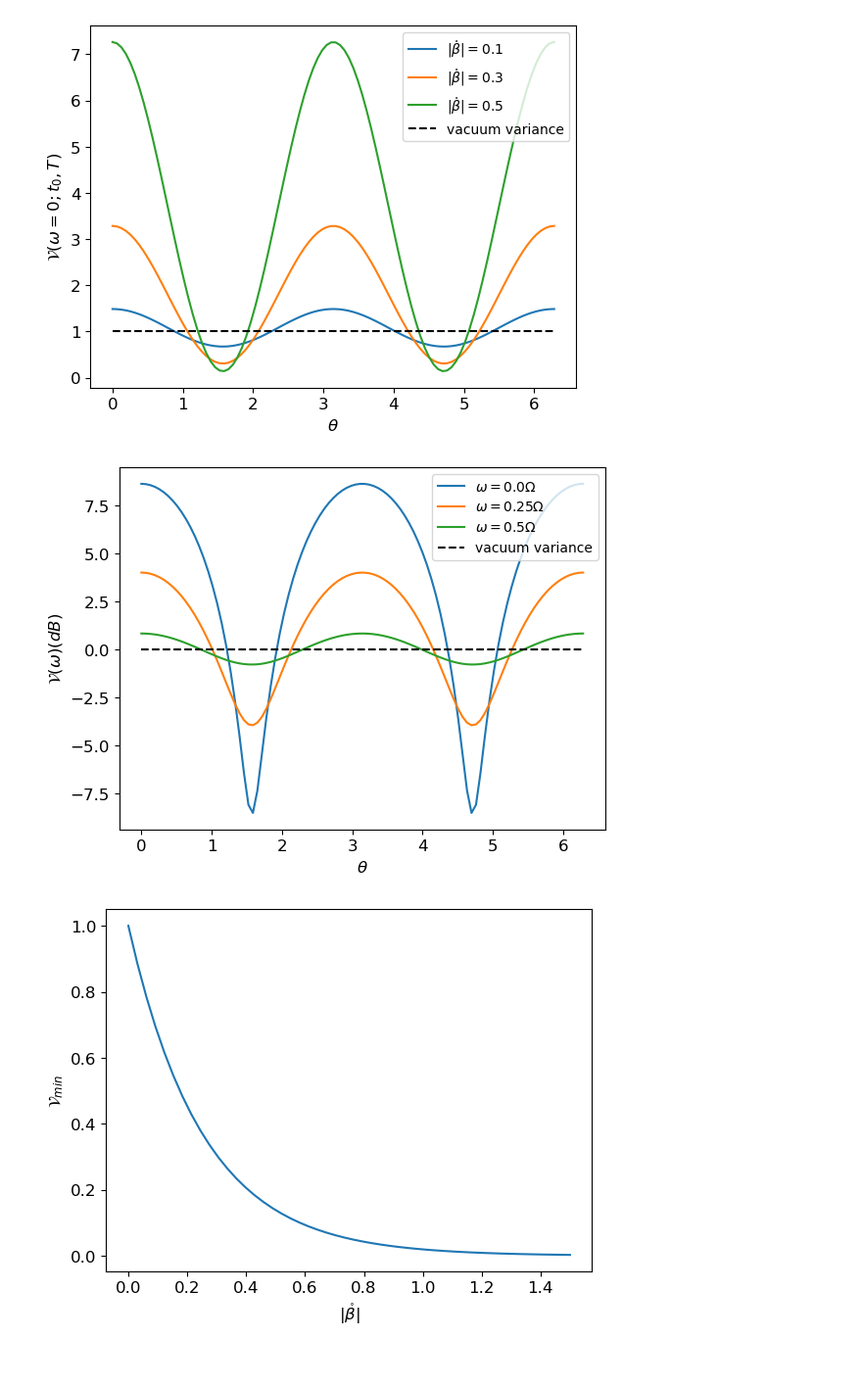
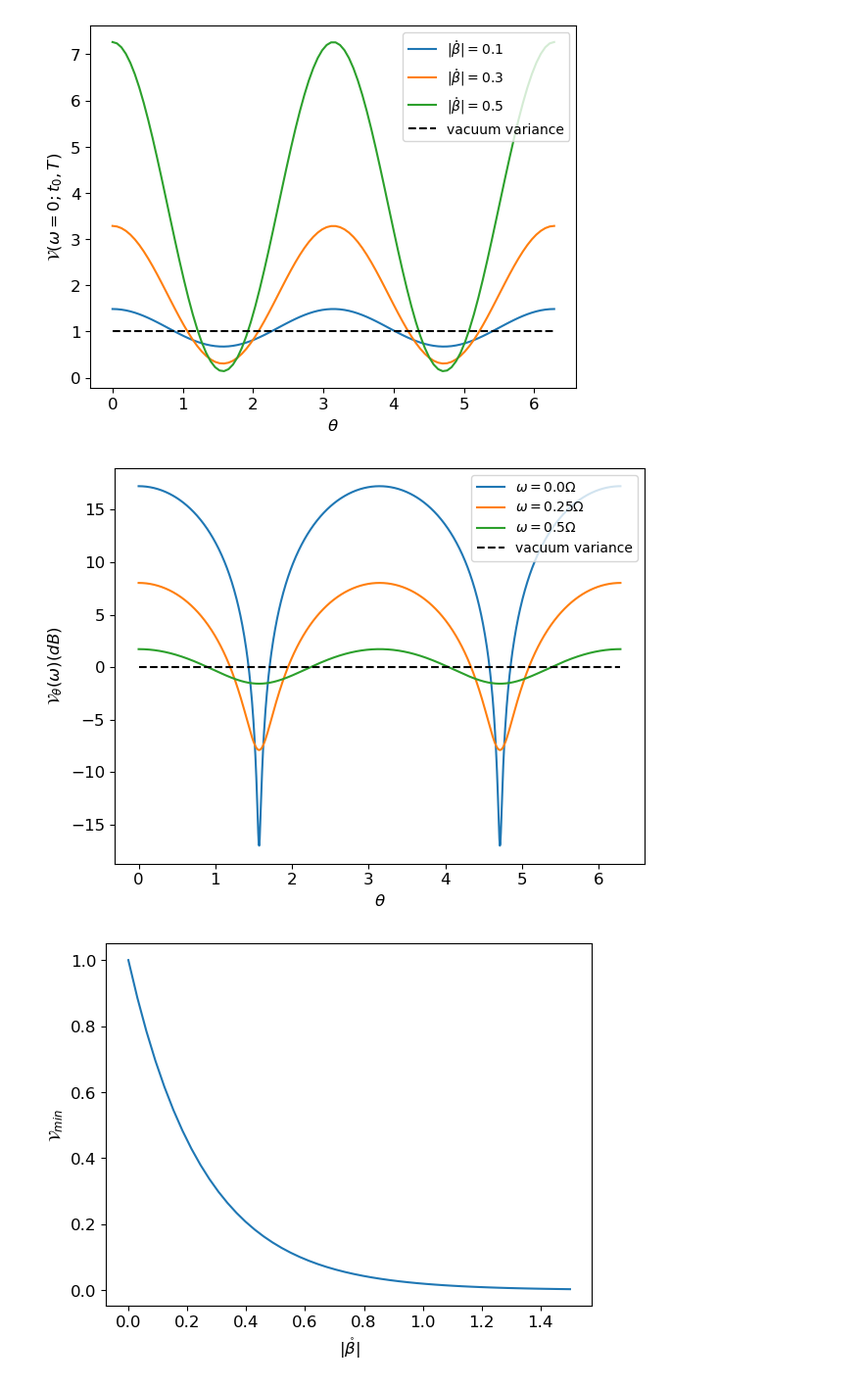
Before and after one commit to JKranias/Whittaker-Shannon-Decomposition, a Jupyter notebook: Whittaker-Shannon_code/Homodyne Detection.ipynb, the cells around one changed output. Shown at 98% size. Drawn from its saved outputs; the diff is of its cells as text; code cells hidden in the pictures.

```diff
--- a/Whittaker-Shannon_code/Homodyne Detection.ipynb
+++ b/Whittaker-Shannon_code/Homodyne Detection.ipynb
@@ -107,9 +107,10 @@ def r_dg_f(num,k,f):
 
     return np.array(r) / f
 # %%
+#previously there was an issue with V^CW when resolution increased because Emat was not also adjusted
 def Emat(w, dim):
     Emat = []
-    tau = np.sqrt(np.pi) * Tc
+    tau = np.sqrt(np.pi) * Tc / fine_param
     for n in range(dim):
         row = []
         for m in range(dim):
@@ -151,12 +152,32 @@ def V(w,theta):
     Matrix3 = np.exp(2*(0+1j)*theta)*np.linalg.multi_dot([np.transpose(E),sinhQ,coshQ,U])
     return np.trace(Matrix1 + Matrix2 + Matrix3)
 
+# spectrum V(omega) specifically at w=0
+def V0(theta):
+    dim = len(Q)
+    sinh2Q = np.linalg.matrix_power(sinhQ,2)
+    Matrix1 = np.identity(dim) + sinh2Q + sinh2Q
+    Matrix2 = np.exp(-2*(0+1j)*theta)*np.linalg.multi_dot([np.conjugate(sinhQ),np.conjugate(coshQ),np.conjugate(U)])
+    Matrix3 = np.exp(2*(0+1j)*theta)*np.linalg.multi_dot([sinhQ,coshQ,U])
+    return np.trace(Matrix1 + Matrix2 + Matrix3)
+
+def Sq0():
+    return V0(np.pi/2)/len(Q)
+
 def Vis(w):
     return (V(w,0) - V(w,np.pi/2)) / (V(w,0) + V(w,np.pi/2))
 
 #measured squeezing ONLY WHEN U=I
 def Sq(w):
     return V(w,np.pi/2)/len(Q)
+
+#minimum variance in the pulsed discretized case
+def Var(theta):
+     return 1 + 2*np.linalg.multi_dot([f,N,f.conj().T]) + 2*np.real(np.exp(2*(0+1j)*theta)*np.linalg.multi_dot([f,M,f.T]))
+
+#returns K given N and M
+def Kmat(N,M):
+    return np.block([[np.real(N)+np.real(M),np.imag(N)+np.imag(M)],[np.imag(M)-np.imag(N),np.real(N)-np.real(M)]])
 # %%
 #defining dg joint amplitude
 Tc=0.001
@@ -194,28 +215,29 @@ plt.show()
 # %%
 #plotting V(w) vs. theta at w
 Omega = 2 * np.sqrt(np.pi) / (Tc * fine_param)
 w_list = np.array([0, 0.5, 1])
-thetalist = np.linspace(0,2*np.pi,100)
+thetalist = np.linspace(0,2*np.pi,1000)
 
 B = Bc * r
 U, Q = sc.linalg.polar(B, side = "left")
 sinhQ = sinh(Q)
 coshQ = cosh(Q)
 
 for w in w_list:
     Vlist = []
     for theta in thetalist:
         Vlist.append(V(w * Omega / 2,theta))
     plt.plot(thetalist,10*np.log10(np.array(Vlist)/len(Q)), label="$\omega=$"+str(w/2)+r"$\Omega$")
 
 plt.xlabel(r"$\theta$")
-plt.ylabel(r"$\mathcal{V}(\omega) (dB)$")
+plt.ylabel(r"$\mathcal{V}_\theta(\omega) (dB)$")
 plt.hlines(0, 0, 2*np.pi, color="black", linestyle="dashed", label="vacuum variance")
 plt.legend(loc="upper right")
+plt.tight_layout()
 plt.savefig("Homo_CW.pdf")
 plt.show()
 # %% [output]
-[figure, old version]
+[figure, new version]
 # %%
 #plotting Sq at w=0 vs Bc
 
```
Also changed, not shown: parts of 4 cells of this notebook, 3 other files.
